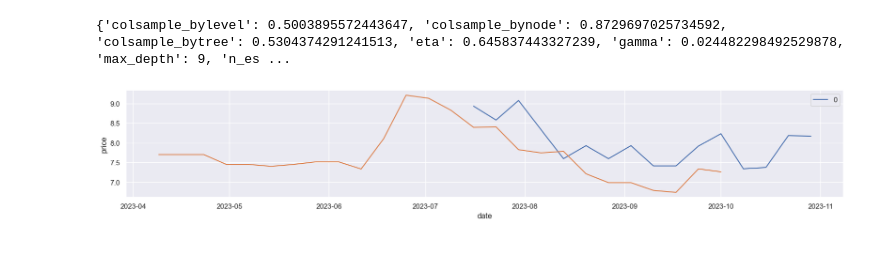
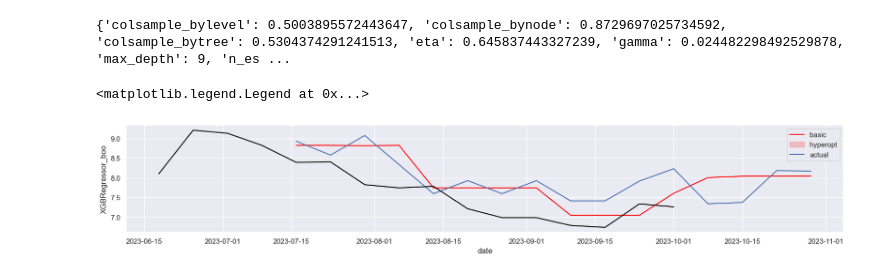
Before and after one commit to omar-ammar0/Intern_Final_Project, a Jupyter notebook: notebooks/Data_Cleaning/Data_Modelling.ipynb, the cells around one changed output. Saved outputs shown, nothing was run; the diff lists cells and outputs as text; code cells hidden in the pictures.

```diff
--- a/notebooks/Data_Cleaning/Data_Modelling.ipynb
+++ b/notebooks/Data_Cleaning/Data_Modelling.ipynb
@@ -263,29 +263,32 @@ print(best)
 # %%
 y_pred_results=[]
 test_data=df_red[-20:]
 time_series_data = test_data.values
 for train_index, test_index in tscv.split(time_series_data):
                 X_train, y_train = time_series_data[train_index, 1:], time_series_data[train_index, 0]
                 X_test, y_test = time_series_data[test_index, 1:], time_series_data[test_index, 0]
 
                 RF_Hyop=XGBRegressor(max_depth=int(best['max_depth']),
                                                            eta=float(best['eta']),
                                                            gamma=float(best['gamma']),
                                                            colsample_bytree=float(best['colsample_bytree']),
                                                            colsample_bynode=float(best['colsample_bynode']),
                                                            colsample_bylevel=float(best['colsample_bylevel']),
                                                            n_estimators=int(best['n_estimators'])).fit(X_train,y_train)
 
                 y_pred = RF_Hyop.predict(X_test)
                 y_pred_results.append(y_pred)
                 outcome=pd.DataFrame(pd.DataFrame(y_pred_results[0:4]).stack().reset_index(drop=True))
                 new_date_index=pd.date_range(start="2023-07-16",end="2023-10-29",freq="W")
                 new_date_index=pd.DataFrame({"date":new_date_index})
                 outcome_all=pd.concat([outcome,new_date_index],axis=1).set_index("date")
 
 
 fig, ax = plt.subplots(figsize = (20,3));
-sns.lineplot(outcome_all);
-sns.lineplot(df_red['price'][-30:-4]);
+sns.lineplot(df_red_outcomes[0]['XGBRegressor_boo'],legend=True,color="red");
+sns.lineplot(outcome_all,legend=True,color="blue");
+sns.lineplot(df_red['price'][-20:-4],legend=True,color="black");
+plt.legend(["basic","hyperopt","actual"])
 # %% [output]
+<matplotlib.legend.Legend at 0x...>
-[figure, old version]
+[figure, new version]
```
Also changed, not shown: 1 other file.
